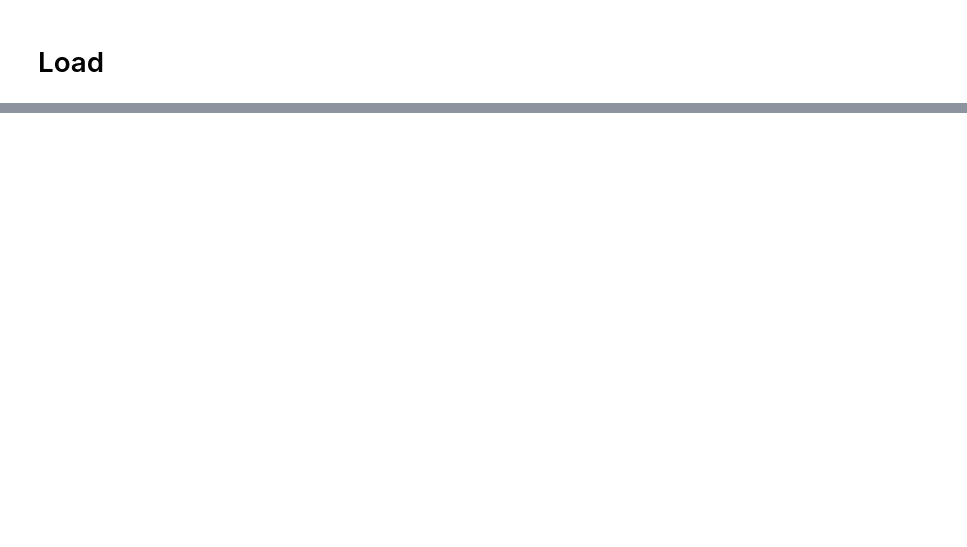
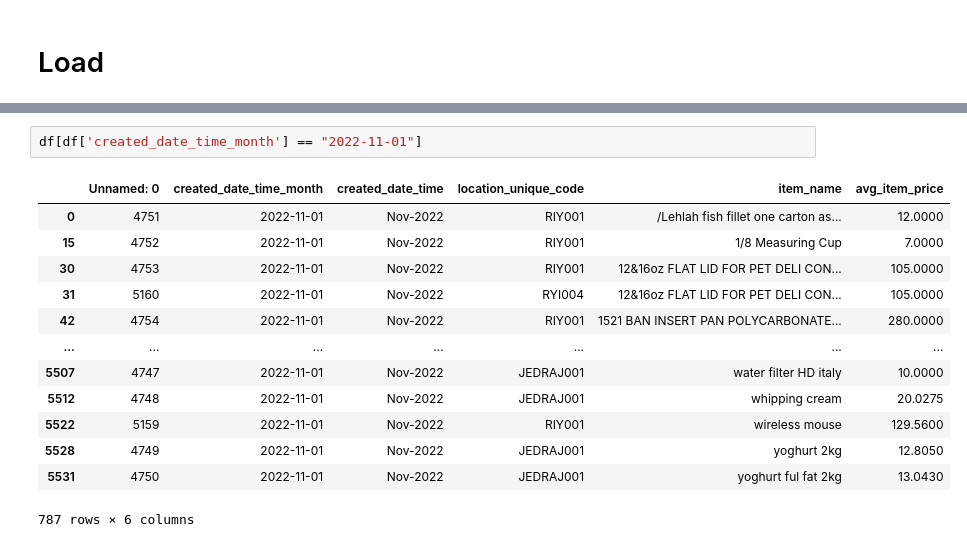
Before and after one commit to AriSidd/Data-Engineering-Tests, a Jupyter notebook: UK_company_house.ipynb, the cells around one changed output, grey strips where cells are left out. Cells and saved outputs as stored; diff of their text form; blank space fills up the shorter version.

```diff
--- a/UK_company_house.ipynb
+++ b/UK_company_house.ipynb
@@ -136,0 +502,16 @@ our_mapping_config = [
+# %%
+df[df['created_date_time_month'] == "2022-11-01"]
+# %% [output]
+|  | Unnamed: 0 | created_date_time_month | created_date_time | location_unique_code | item_name | avg_item_price |
+| 0 | 4751 | 2022-11-01 | Nov-2022 | RIY001 | /Lehlah fish fillet one carton as... | 12.0000 |
+| 15 | 4752 | 2022-11-01 | Nov-2022 | RIY001 | 1/8 Measuring Cup | 7.0000 |
+| 30 | 4753 | 2022-11-01 | Nov-2022 | RIY001 | 12&16oz FLAT LID FOR PET DELI CON... | 105.0000 |
+| 31 | 5160 | 2022-11-01 | Nov-2022 | RYI004 | 12&16oz FLAT LID FOR PET DELI CON... | 105.0000 |
+| 42 | 4754 | 2022-11-01 | Nov-2022 | RIY001 | 1521 BAN INSERT PAN POLYCARBONATE... | 280.0000 |
+| ... | ... | ... | ... | ... | ... | ... |
+| 5507 | 4747 | 2022-11-01 | Nov-2022 | JEDRAJ001 | water filter HD italy | 10.0000 |
+| 5512 | 4748 | 2022-11-01 | Nov-2022 | JEDRAJ001 | whipping cream | 20.0275 |
+| 5522 | 5159 | 2022-11-01 | Nov-2022 | RIY001 | wireless mouse | 129.5600 |
+| 5528 | 4749 | 2022-11-01 | Nov-2022 | JEDRAJ001 | yoghurt 2kg | 12.8050 |
+| 5531 | 4750 | 2022-11-01 | Nov-2022 | JEDRAJ001 | yoghurt ful fat 2kg | 13.0430 |
+787 rows × 6 columns
```
Also changed, not shown: parts of 24 cells of this notebook.
